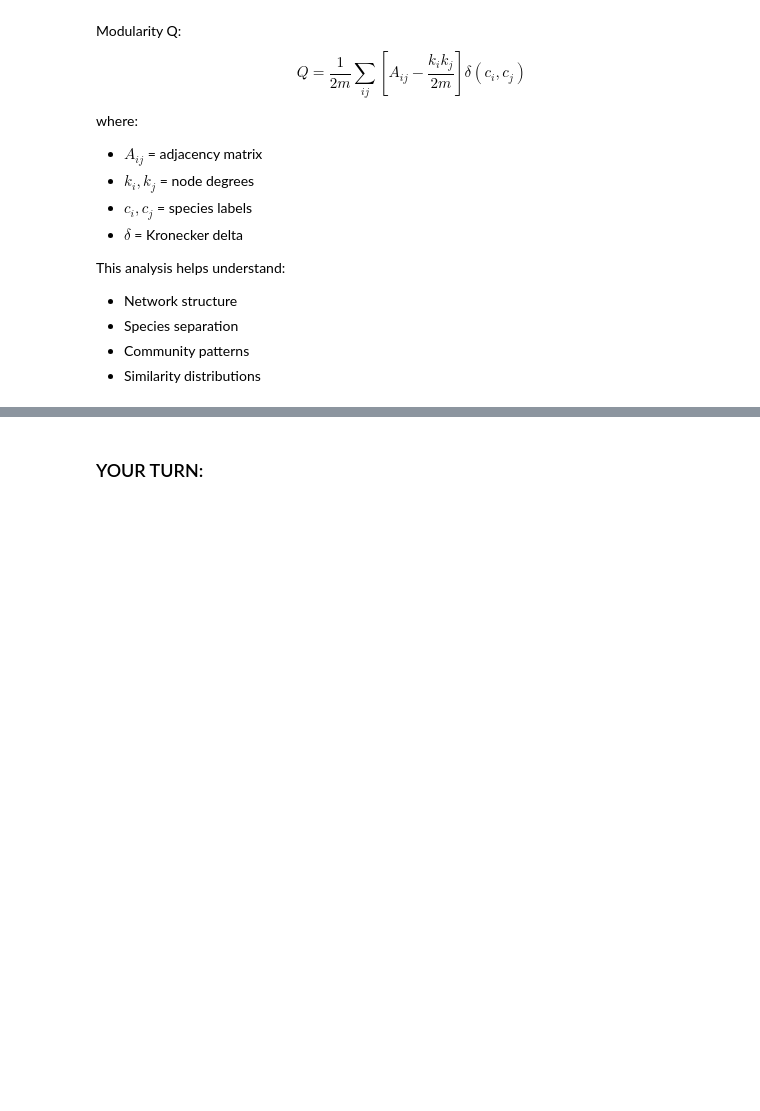
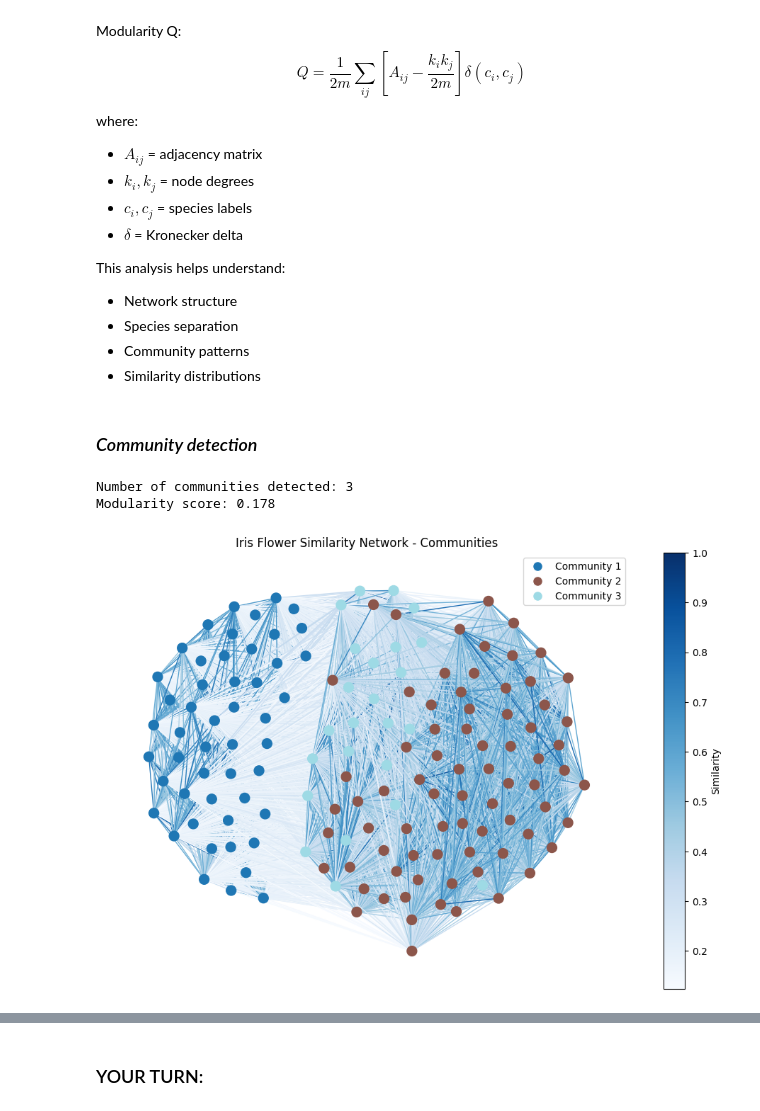
Before and after one commit to MMIV-ML/ELMED219-2025, a Jupyter notebook: Lab1-NetworkSci-PSN/notebooks/02-patient-similarity-networks-iris.ipynb, the cells around one changed output, grey strips where cells are left out. Cells and saved outputs as stored; diff of their text form; code cells hidden in the pictures; blank space fills up the shorter version.

```diff
--- a/Lab1-NetworkSci-PSN/notebooks/02-patient-similarity-networks-iris.ipynb
+++ b/Lab1-NetworkSci-PSN/notebooks/02-patient-similarity-networks-iris.ipynb
@@ -420,3 +563,81 @@ This analysis helps understand:
 - Species separation
 - Community patterns
 - Similarity distributions
+# %% [markdown]
+### _Community detection_
+# %%
+# Import community detection algorithm
+import community.community_louvain as community
+
+# Perform community detection
+communities = community.best_partition(G)
+
+# Print number of communities found
+n_communities = len(set(communities.values()))
+print(f"Number of communities detected: {n_communities}")
+
+# Calculate modularity
+modularity = community.modularity(communities, G)
+print(f"Modularity score: {modularity:.3f}")
+
+# Create visualization with communities
+fig, ax = plt.subplots(figsize=(12, 8))  # Create figure and axis objects explicitly
+
+# Create color map for communities
+community_colors = plt.cm.tab20(np.linspace(0, 1, n_communities))
+node_colors = [community_colors[communities[node]] for node in G.nodes()]
+
+# Get edge weights for coloring
+edge_weights = [G[u][v]['weight'] for u, v in G.edges()]
+
+# Generate layout
+pos = nx.spring_layout(G, k=1, seed=42)
+
+# Draw the network
+nx.draw(G,
+        pos=pos,
+        node_color=node_colors,
+        edge_color=edge_weights,
+        width=1.0,
+        edge_cmap=plt.cm.Blues,
+        with_labels=False,
+        node_size=100,
+        ax=ax)  # Specify the axis
+
+# Add title
+ax.set_title("Iris Flower Similarity Network - Communities")
+
+# Add colorbar with proper axis specification
+sm = plt.cm.ScalarMappable(cmap=plt.cm.Blues)
+sm.set_array(edge_weights)
+plt.colorbar(sm, ax=ax, label='Similarity')  # Specify the axis for the colorbar
+
+# Add legend for communities
+legend_elements = [plt.Line2D([0], [0], marker='o', color='w',
+                             markerfacecolor=community_colors[i],
+                             label=f'Community {i+1}',
+                             markersize=10)
+                  for i in range(n_communities)]
+ax.legend(handles=legend_elements, loc='upper right')
+
+plt.show()
+
+# Compare communities with actual species
+community_distribution = {}
+for node in G.nodes():
+    species = G.nodes[node]['species']
+    community = communities[node]
+    if community not in community_distribution:
+        community_distribution[community] = {'setosa': 0, 'versicolor': 0, 'virginica': 0}
+    community_distribution[community][species] += 1
+
+# Print distribution
+print("\nCommunity Distribution:")
+for community, distribution in community_distribution.items():
+    print(f"\nCommunity {community + 1}:")
+    for species, count in distribution.items():
+        print(f"{species}: {count}")
+# %% [output]
+Number of communities detected: 3
+Modularity score: 0.178
+[figure, added]
```
Also changed, not shown: parts of 19 cells of this notebook.
